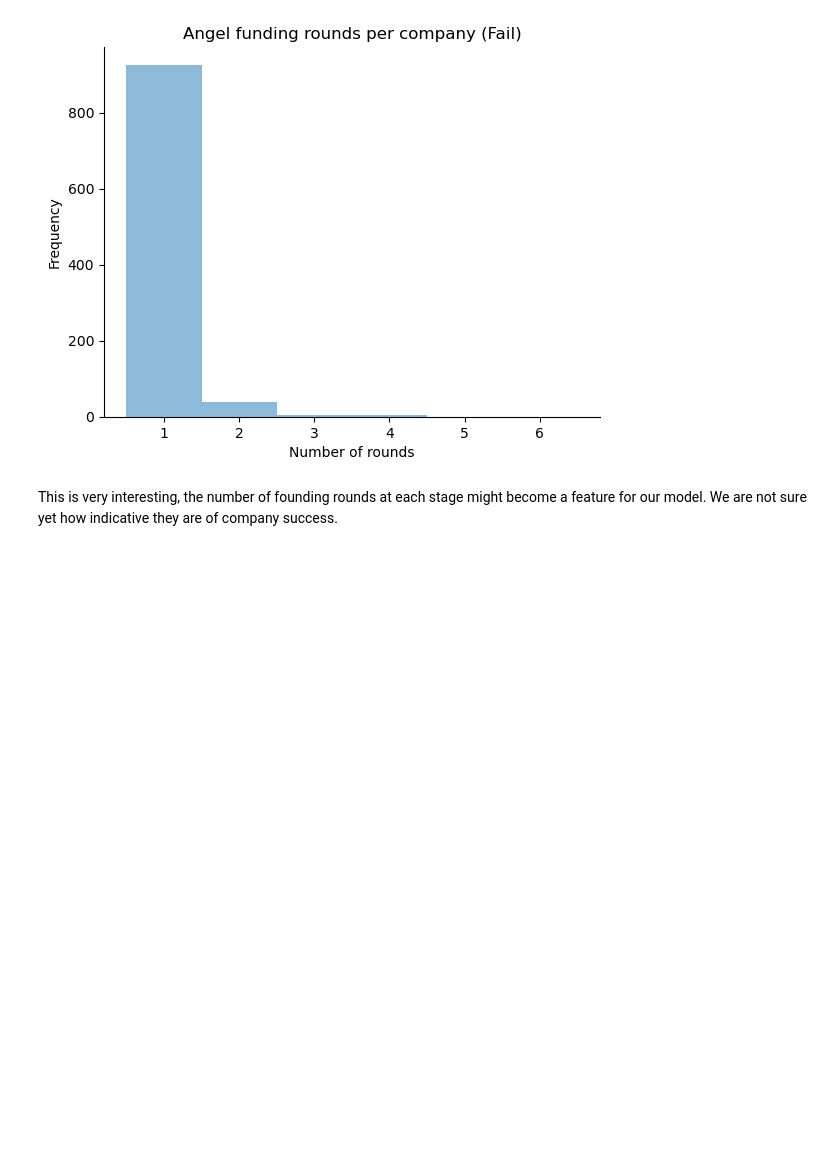
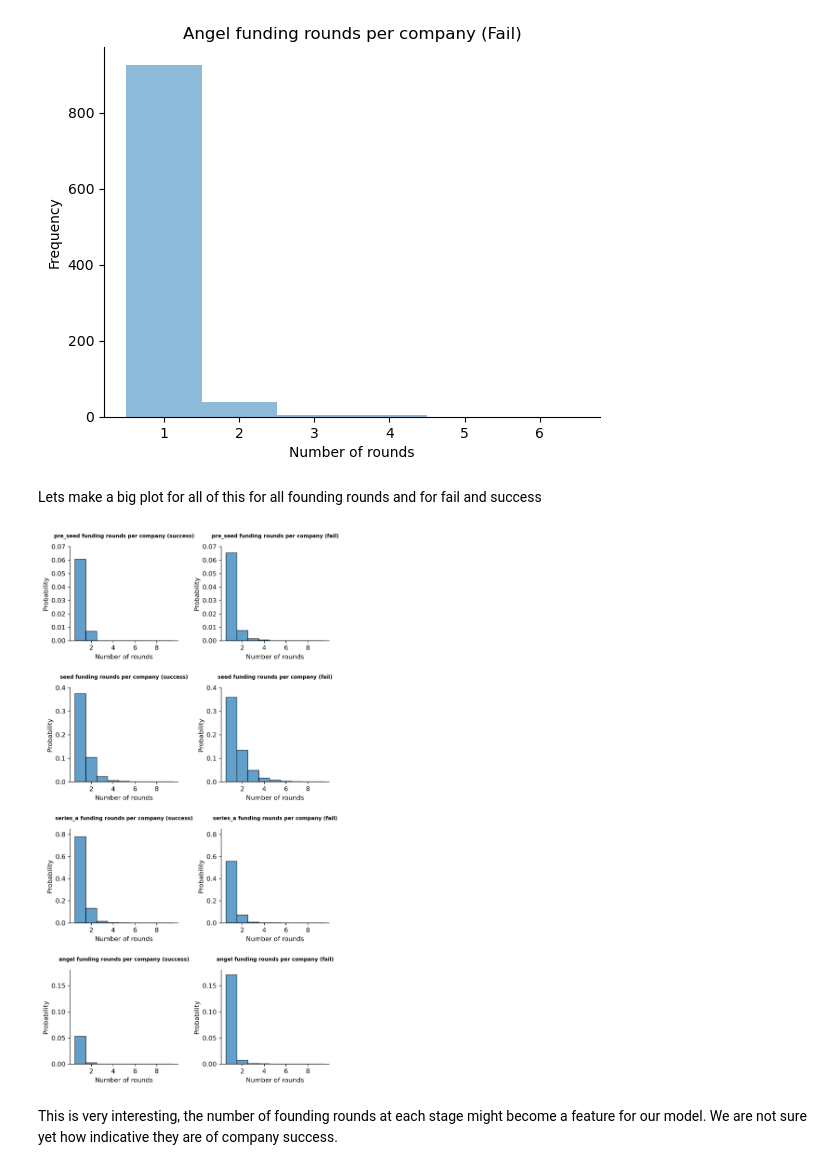
Before and after one commit to velapartners/moneyball-temporal-v1, a Jupyter notebook: feature_exploration.ipynb, the cells around one changed output. Cells and saved outputs as stored; diff of their text form; code cells hidden in the pictures; blank space fills up the shorter version.

```diff
--- a/feature_exploration.ipynb
+++ b/feature_exploration.ipynb
@@ -174,5 +159,61 @@ ax.set_title('Angel funding rounds per company (Fail)')
 # %% [output]
 Text(0.5, 1.0, 'Angel funding rounds per company (Fail)')
 [figure]
+# %% [markdown]
+Lets make a big plot for all of this for all founding rounds and for fail and success
+# %%
+# Define figure
+fig, axes = plt.subplots(4, 2, figsize=(8, 14), dpi=300, facecolor='w')
+inve_type_list = ['pre_seed', 'seed', 'series_a', 'angel']
+limit_list     = [[0, 0.07],[0, 0.4],[0, 0.85],[0, 0.18]]
+
+for i, ax in enumerate(axes.flatten()):
+
+    if (i % 2) == 0:
+
+        # get the right data
+        frequencies = count_df_success.loc[count_df_success['investment_type'] == inve_type_list[int(i/2)], 'size'].value_counts()
+        frequencies = np.pad(frequencies.to_numpy(), (0,9-frequencies.shape[0]), mode='constant', constant_values=0)
+        frequencies = frequencies/df_rounds_success['org_uuid'].nunique()
+
+        ax.bar(np.arange(1,10), frequencies, alpha=0.7, edgecolor='k', width=1.0)
+
+        # Hide the right and top spines
+        ax.spines.right.set_visible(False)
+        ax.spines.top.set_visible(False)
+
+        # make the labels
+        ax.set_xlabel("Number of rounds")
+        ax.set_ylabel("Probability")
+        ax.set_title(inve_type_list[int((i)/2)] + ' funding rounds per company (success)', fontweight='bold', fontsize=8, pad=14)
+        ax.set_ylim(limit_list[int(i/2)])
+
+    else:
+        # get the right data
+        frequencies = count_df_fail.loc[count_df_fail['investment_type'] == inve_type_list[int((i-1)/2)], 'size'].value_counts()
+        frequencies = np.pad(frequencies.to_numpy(), (0,9-frequencies.shape[0]), mode='constant', constant_values=0)
+        frequencies = frequencies/df_rounds_fail['org_uuid'].nunique()
+
+        ax.bar(np.arange(1,10), frequencies, alpha=0.7, edgecolor='k', width=1.0)
+
+        # Hide the right and top spines
+        ax.spines.right.set_visible(False)
+        ax.spines.top.set_visible(False)
+
+        # make the labels
+        ax.set_xlabel("Number of rounds")
+        ax.set_ylabel("Probability")
+        ax.set_title(inve_type_list[int((i-1)/2)] + ' funding rounds per company (fail)', fontweight='bold', fontsize=8, pad=14)
+        ax.set_ylim(limit_list[int((i-1)/2)])
+
+# set the spacing between subplots
+plt.subplots_adjust(left=0.1,
+                    bottom=0.1,
+                    right=0.8,
+                    top=0.9,
+                    wspace=0.4,
+                    hspace=0.5)
+# %% [output]
+[figure, added]
 # %% [markdown]
 This is very interesting, the number of founding rounds at each stage might become a feature for our model. We are not sure yet how indicative they are of company success.
```
Also changed, not shown: parts of 4 cells of this notebook.
